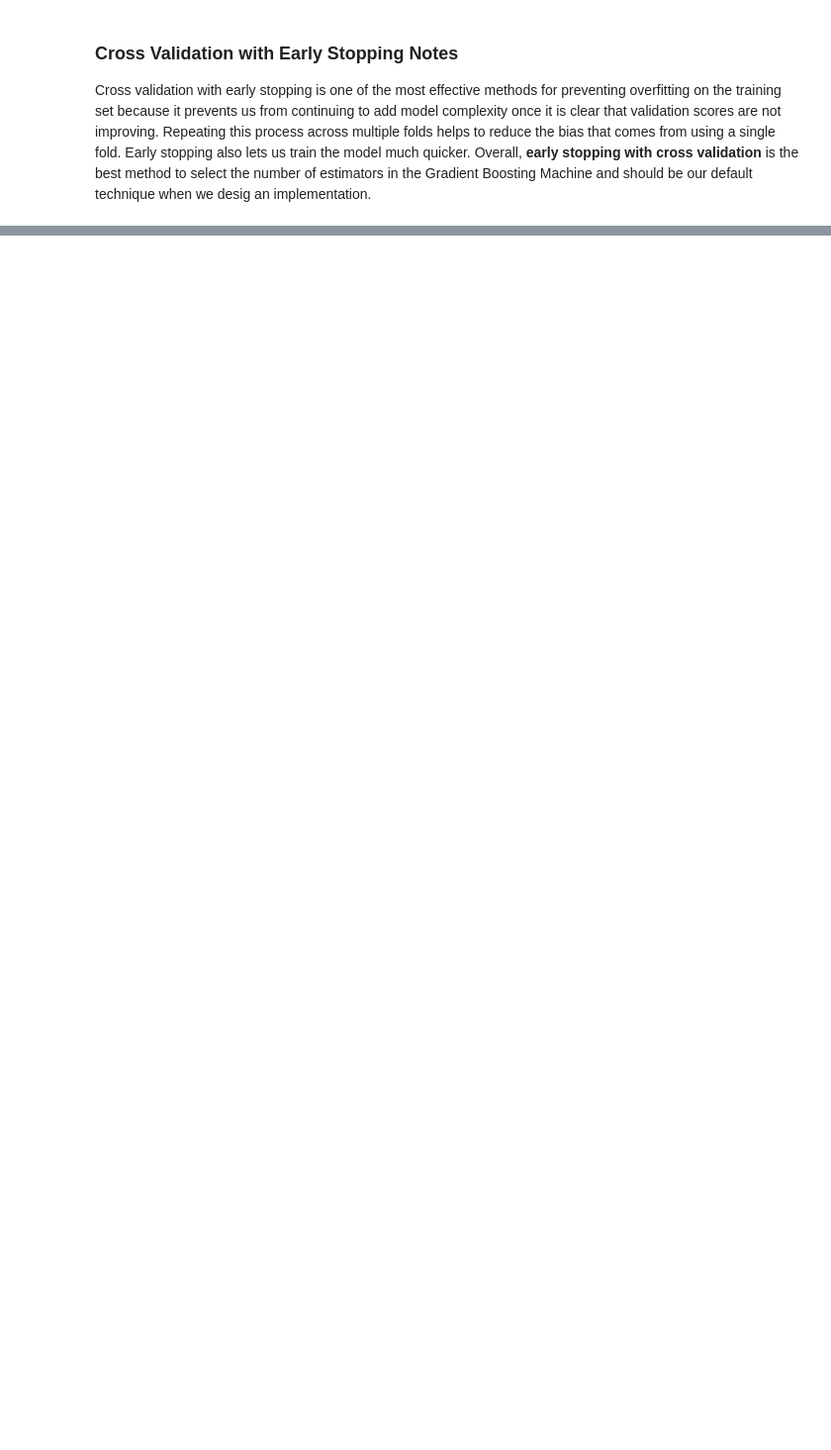
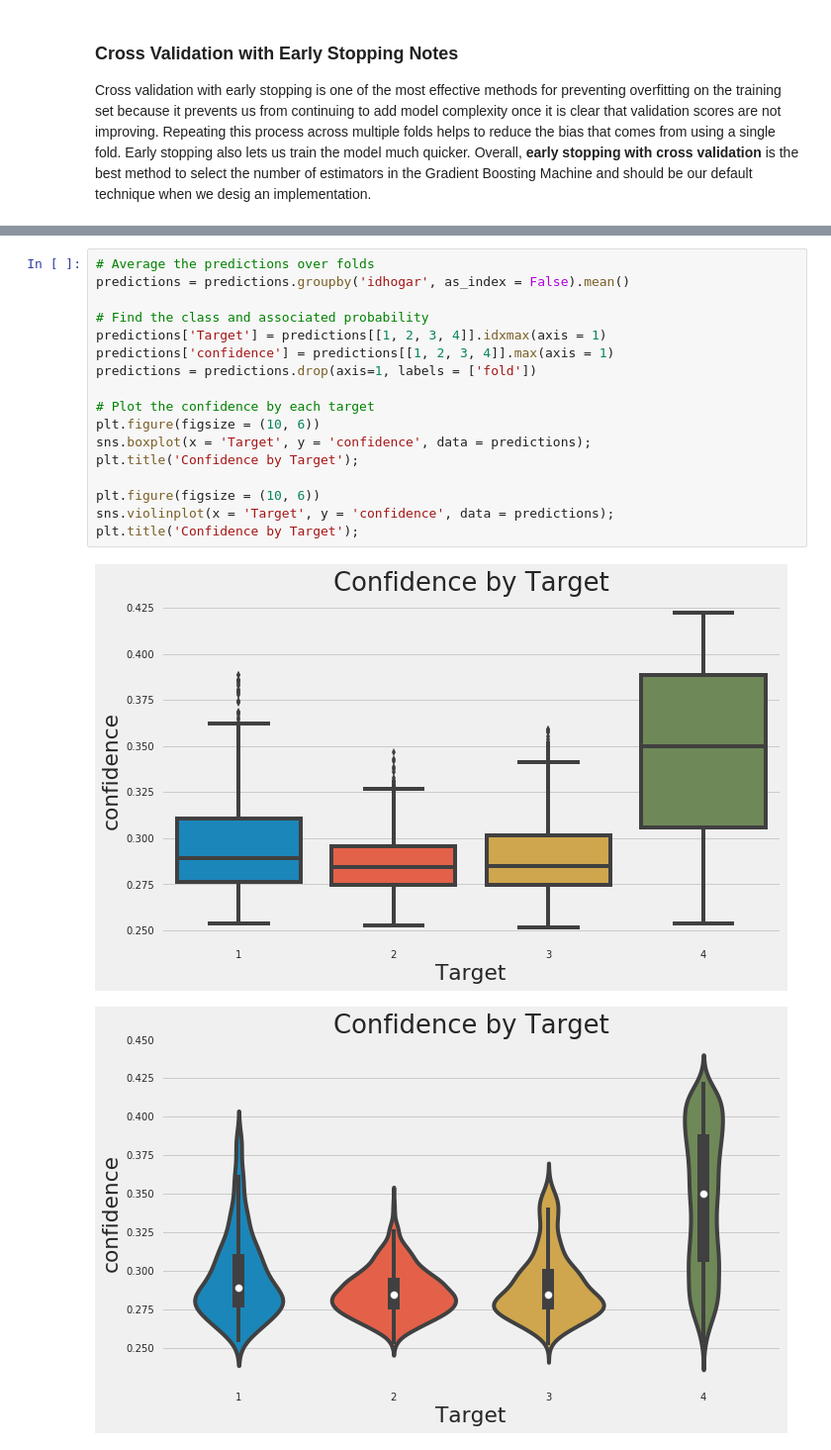
Before and after one commit to sudhamstarun/Costa-Rican-Household-Poverty-Level-Prediction, a Jupyter notebook: Machine Learning Modelling.ipynb, the cells around one changed output, grey strips where cells are left out. Shown at 99% size. Cells and saved outputs as stored; diff of their text form; blank space fills up the shorter version.

```diff
--- a/Machine Learning Modelling.ipynb
+++ b/Machine Learning Modelling.ipynb
@@ -1452,0 +1499,20 @@ predictions, gbm_fi = model_gbm(train_set, train_labels, test_set, test_ids, ret
+# %%
+# Average the predictions over folds
+predictions = predictions.groupby('idhogar', as_index = False).mean()
+
+# Find the class and associated probability
+predictions['Target'] = predictions[[1, 2, 3, 4]].idxmax(axis = 1)
+predictions['confidence'] = predictions[[1, 2, 3, 4]].max(axis = 1)
+predictions = predictions.drop(axis=1, labels = ['fold'])
+
+# Plot the confidence by each target
+plt.figure(figsize = (10, 6))
+sns.boxplot(x = 'Target', y = 'confidence', data = predictions);
+plt.title('Confidence by Target');
+
+plt.figure(figsize = (10, 6))
+sns.violinplot(x = 'Target', y = 'confidence', data = predictions);
+plt.title('Confidence by Target');
+# %% [output]
+[figure, added]
+[figure, added]
```
Also changed, not shown: parts of 86 cells of this notebook.
